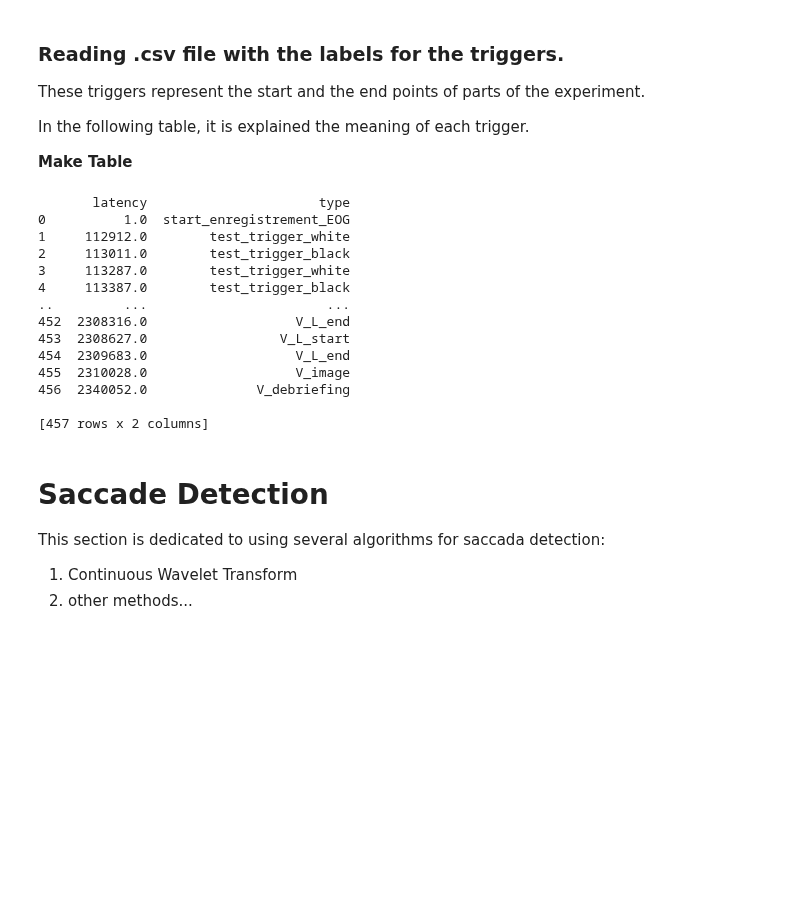
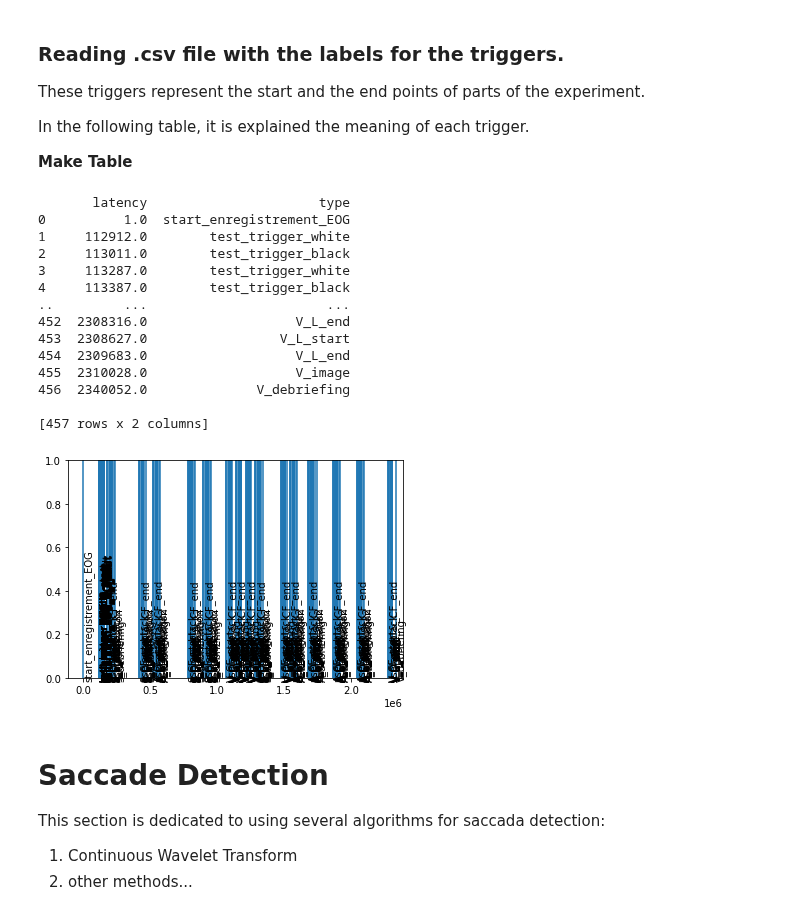
Before and after one commit to RicardoCQB/enac-eog-analysis, a Jupyter notebook: src/readEOG.ipynb, the cells around one changed output. Cells and saved outputs as stored; diff of their text form; code cells hidden in the pictures; blank space fills up the shorter version.

Commit message:
added trigger labels to the EOG signal

```diff
--- a/src/readEOG.ipynb
+++ b/src/readEOG.ipynb
@@ -109,23 +109,30 @@ In the following table, it is explained the meaning of each trigger.
 # %%
 # Reading the .csv file that contains the triggers for this .edf signal file
 triggerCsv = pd.read_csv('C:/Users/Ricardo\source/enac-eog-analysis/data/EOG_EyeLink/RI02/labels_triggers_602.csv')
 
 print(triggerCsv)
+
+for triggerPoint, triggerLabel in zip(triggerCsv['latency'], triggerCsv['type']):
+    #print(triggerPoint)
+    #print(triggerLabel)
+    plt.axvline(x=triggerPoint)
+    plt.text(triggerPoint,0,triggerLabel,rotation='vertical')
 # %% [output]
        latency                      type
 0          1.0  start_enregistrement_EOG
 1     112912.0        test_trigger_white
 2     113011.0        test_trigger_black
 3     113287.0        test_trigger_white
 4     113387.0        test_trigger_black
 ..         ...                       ...
 452  2308316.0                   V_L_end
 453  2308627.0                 V_L_start
 454  2309683.0                   V_L_end
 455  2310028.0                   V_image
 456  2340052.0              V_debriefing
 
 [457 rows x 2 columns]
+[figure, added]
 # %% [markdown]
 # Saccade Detection
 
```
Also changed, not shown: parts of 2 cells of this notebook, 1 other file.
